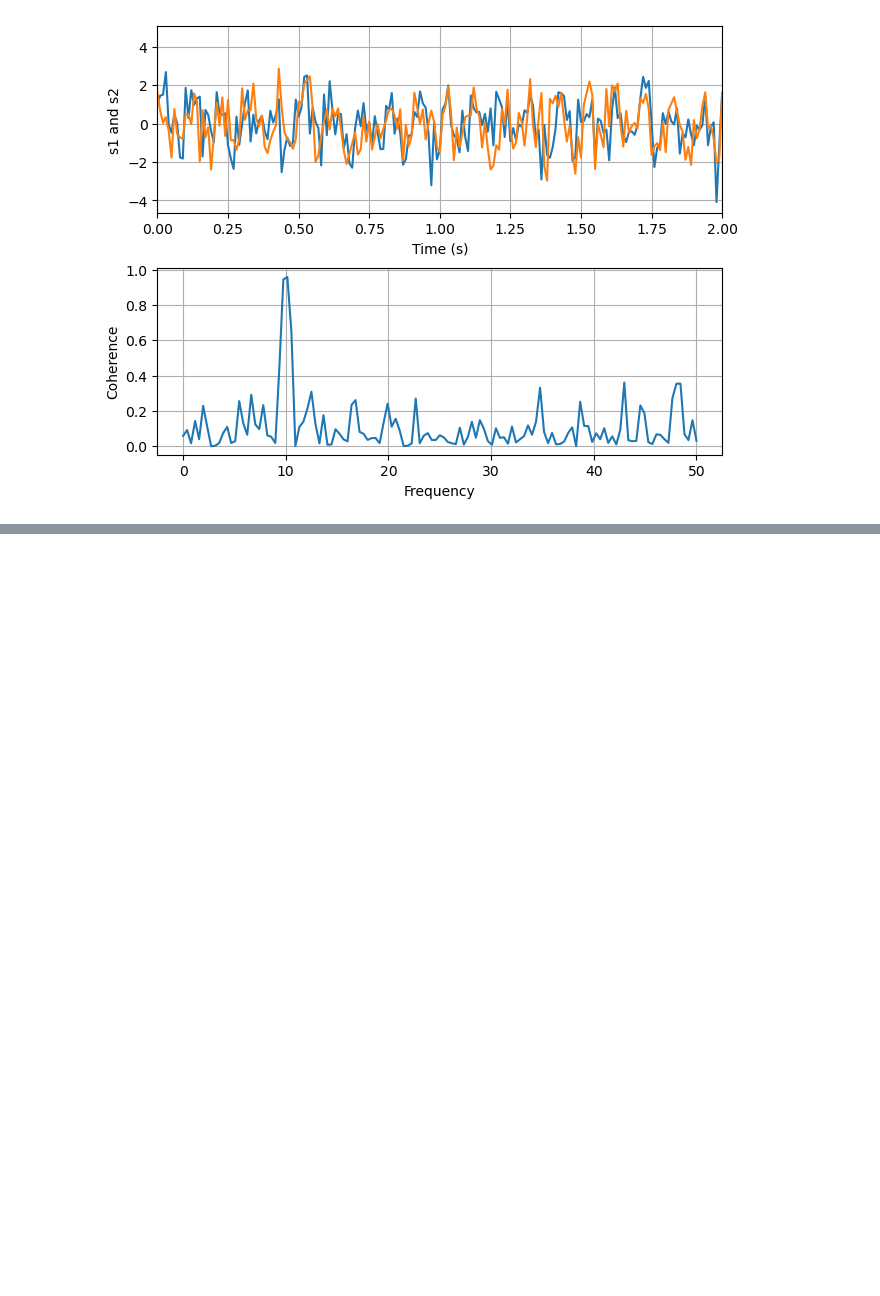
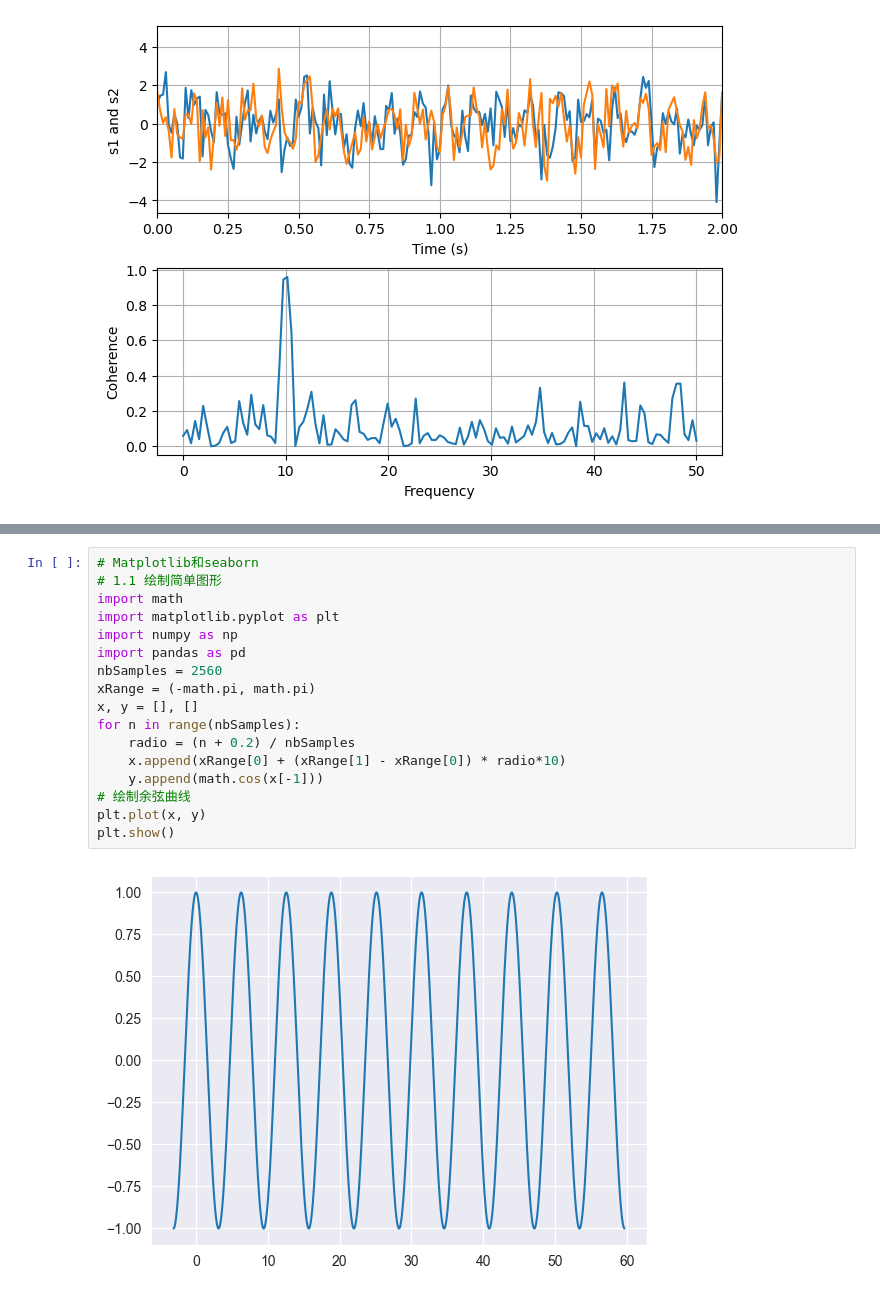
Before and after one commit to Inspritionzzz/jupyter, a Jupyter notebook: 4_matplotlib_fundamental.ipynb, the cells around one changed output, grey strips where cells are left out. Cells and saved outputs as stored; diff of their text form; blank space fills up the shorter version.

```diff
--- a/4_matplotlib_fundamental.ipynb
+++ b/4_matplotlib_fundamental.ipynb
@@ -817,0 +845,19 @@ plt.show()
+# %%
+# Matplotlib和seaborn
+# 1.1 绘制简单图形
+import math
+import matplotlib.pyplot as plt
+import numpy as np
+import pandas as pd
+nbSamples = 2560
+xRange = (-math.pi, math.pi)
+x, y = [], []
+for n in range(nbSamples):
+    radio = (n + 0.2) / nbSamples
+    x.append(xRange[0] + (xRange[1] - xRange[0]) * radio*10)
+    y.append(math.cos(x[-1]))
+# 绘制余弦曲线
+plt.plot(x, y)
+plt.show()
+# %% [output]
+[figure, added]
```
Also changed, not shown: parts of 2 cells of this notebook, 2 other files.
